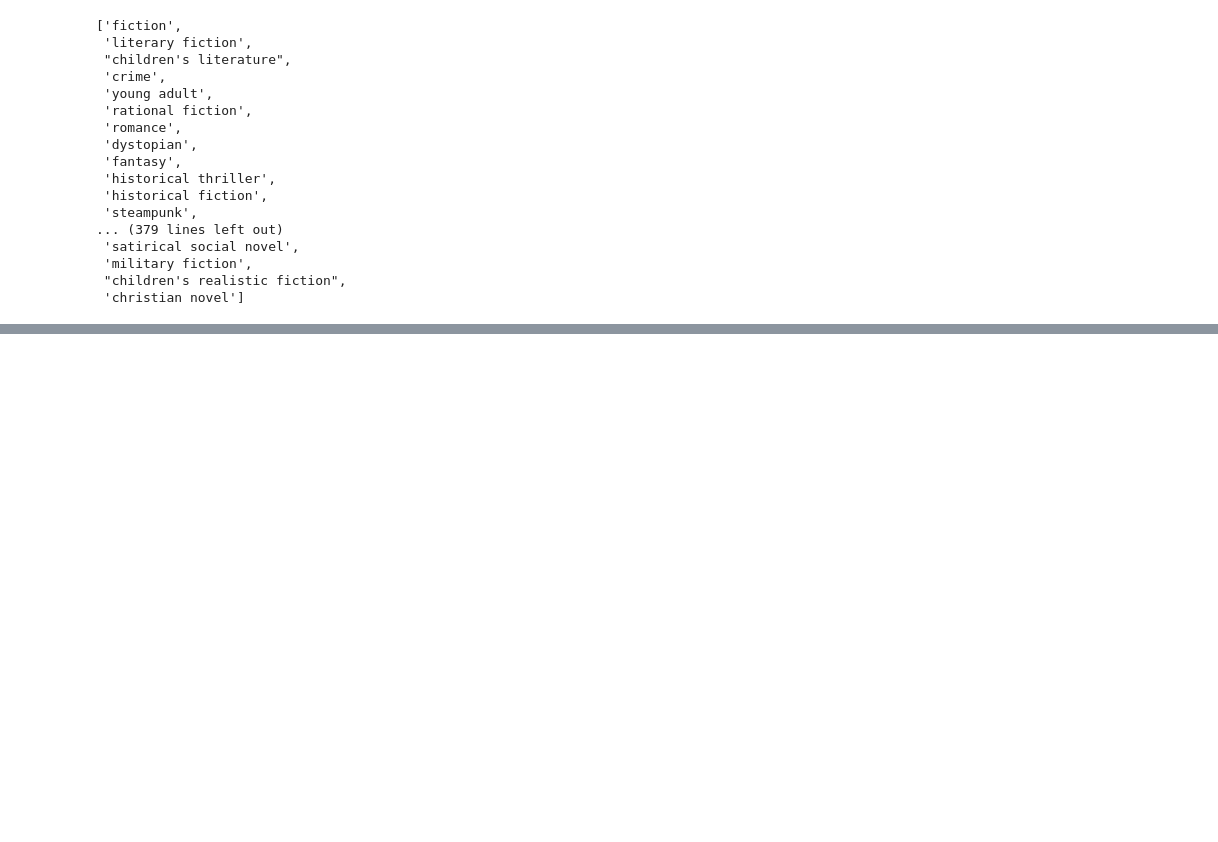
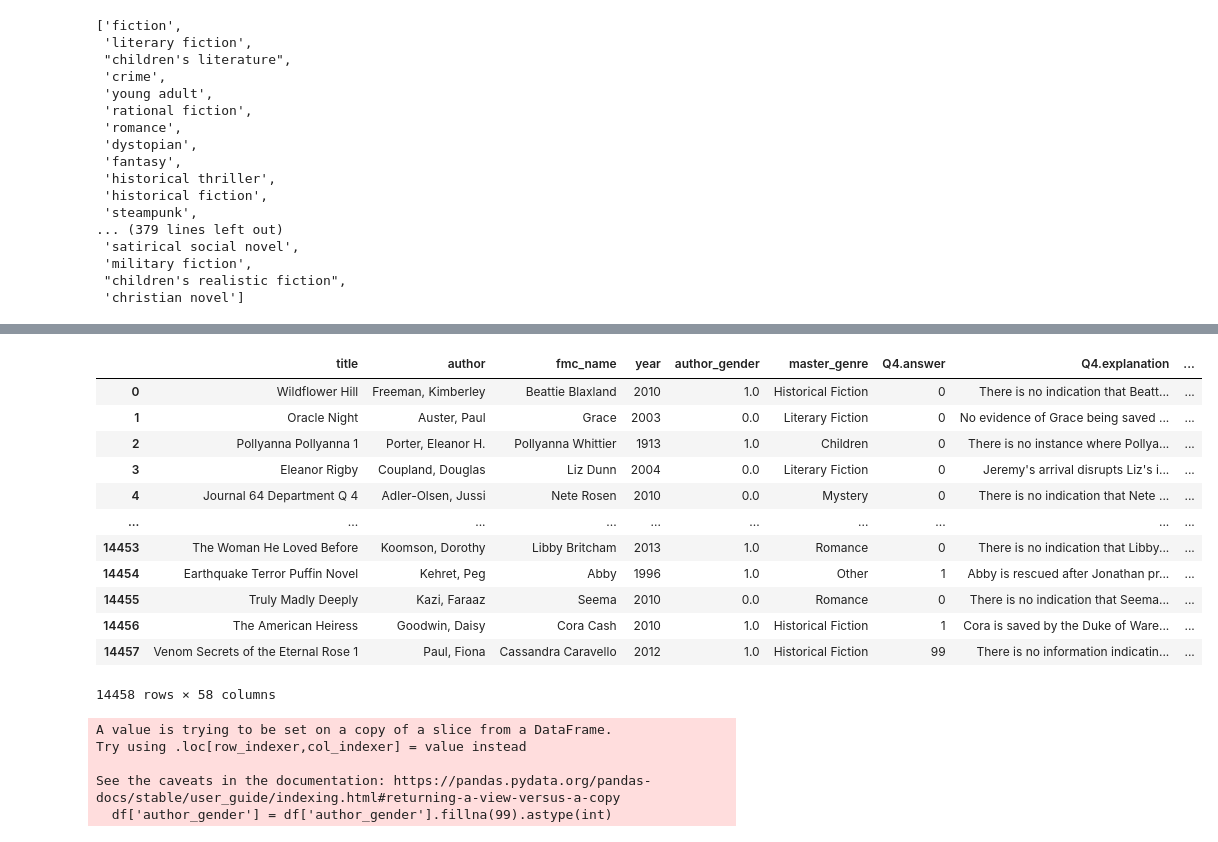
Before and after one commit to skratzke/thesis, a Jupyter notebook: 3 genres.ipynb, the cells around one changed output, grey strips where cells are left out. Drawn from its saved outputs; the diff is of its cells as text; code cells hidden in the pictures; blank space fills up the shorter version.

Commit message:
finalized genres, created df_final

```diff
--- a/3 genres.ipynb
+++ b/3 genres.ipynb
@@ -80,0 +469,12 @@ Main genres:
+# %%
+# Lowercase everything just to be safe
+df['main_genre_clean'] = df['main_genre'].str.lower().str.strip()
+
+# Map genres to master categories
+df['master_genre'] = df['main_genre_clean'].map(genre_mapping)
+
+# Optional: Label unmatched genres as 'Other'
+df['master_genre'] = df['master_genre'].fillna('Other')
+
+# Preview the result
+df[['main_genre', 'master_genre']]
@@ -80,0 +495,4 @@ Main genres:
+# %%
+# Look at 'Fiction' books and see what their other genres are
+fiction_books = df[df['master_genre'] == 'Fiction'].copy()
+fiction_books['genres']
@@ -80,0 +512,10 @@ Main genres:
+# %%
+# Step 1: Get the second genre if it exists
+fiction_books.loc[:, 'second_genre'] = fiction_books['genres'].apply(lambda x: x[1] if len(x) > 1 else None)
+
+# Step 2: Map to master genre
+fiction_books.loc[:, 'second_master_genre'] = fiction_books['second_genre'].map(genre_mapping)
+
+# Step 3: Label unmatched genres as 'Other'
+fiction_books.loc[:, 'second_master_genre'] = fiction_books['second_master_genre'].fillna('Other')
+fiction_books[['genres', 'second_master_genre']]
@@ -80,0 +551,2 @@ Main genres:
+# %%
+df.loc[fiction_books.index, 'master_genre'] = fiction_books['second_master_genre']
@@ -80,0 +571,16 @@ Main genres:
+# %%
+df
+# %% [output]
+|  | title | author | fmc_name | year | author_gender | master_genre | Q4.answer | Q4.explanation | ... |
+| 0 | Wildflower Hill | Freeman, Kimberley | Beattie Blaxland | 2010 | 1.0 | Historical Fiction | 0 | There is no indication that Beatt... | ... |
+| 1 | Oracle Night | Auster, Paul | Grace | 2003 | 0.0 | Literary Fiction | 0 | No evidence of Grace being saved ... | ... |
+| 2 | Pollyanna Pollyanna 1 | Porter, Eleanor H. | Pollyanna Whittier | 1913 | 1.0 | Children | 0 | There is no instance where Pollya... | ... |
+| 3 | Eleanor Rigby | Coupland, Douglas | Liz Dunn | 2004 | 0.0 | Literary Fiction | 0 | Jeremy's arrival disrupts Liz's i... | ... |
+| 4 | Journal 64 Department Q 4 | Adler-Olsen, Jussi | Nete Rosen | 2010 | 0.0 | Mystery | 0 | There is no indication that Nete ... | ... |
+| ... | ... | ... | ... | ... | ... | ... | ... | ... | ... |
+| 14453 | The Woman He Loved Before | Koomson, Dorothy | Libby Britcham | 2013 | 1.0 | Romance | 0 | There is no indication that Libby... | ... |
+| 14454 | Earthquake Terror Puffin Novel | Kehret, Peg | Abby | 1996 | 1.0 | Other | 1 | Abby is rescued after Jonathan pr... | ... |
+| 14455 | Truly Madly Deeply | Kazi, Faraaz | Seema | 2010 | 0.0 | Romance | 0 | There is no indication that Seema... | ... |
+| 14456 | The American Heiress | Goodwin, Daisy | Cora Cash | 2010 | 1.0 | Historical Fiction | 1 | Cora is saved by the Duke of Ware... | ... |
+| 14457 | Venom Secrets of the Eternal Rose 1 | Paul, Fiona | Cassandra Caravello | 2012 | 1.0 | Historical Fiction | 99 | There is no information indicatin... | ... |
+14458 rows × 58 columns
@@ -80,0 +605,10 @@ Main genres:
+# %%
+# Change author gender from type float to int
+df['author_gender'] = df['author_gender'].fillna(99).astype(int)
+df['author_gender'] = df['author_gender'].astype(int)
+# %% [output]
+A value is trying to be set on a copy of a slice from a DataFrame.
+Try using .loc[row_indexer,col_indexer] = value instead
+
+See the caveats in the documentation: https://pandas.pydata.org/pandas-docs/stable/user_guide/indexing.html#returning-a-view-versus-a-copy
+  df['author_gender'] = df['author_gender'].fillna(99).astype(int)
```
Also changed, not shown: parts of 11 cells of this notebook, 3 other files.
